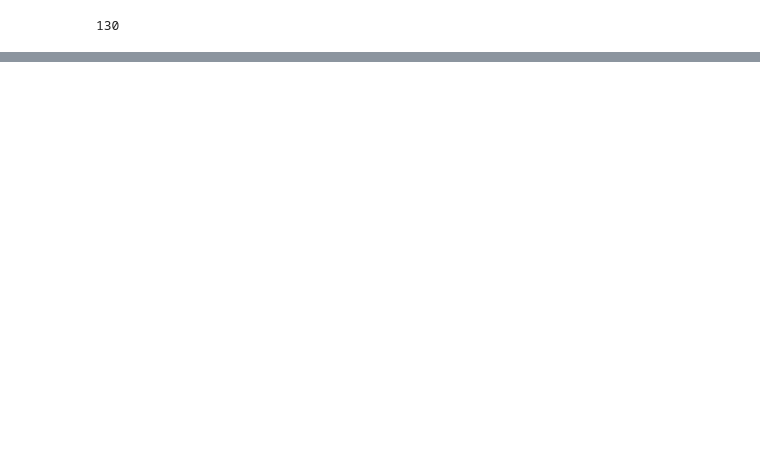
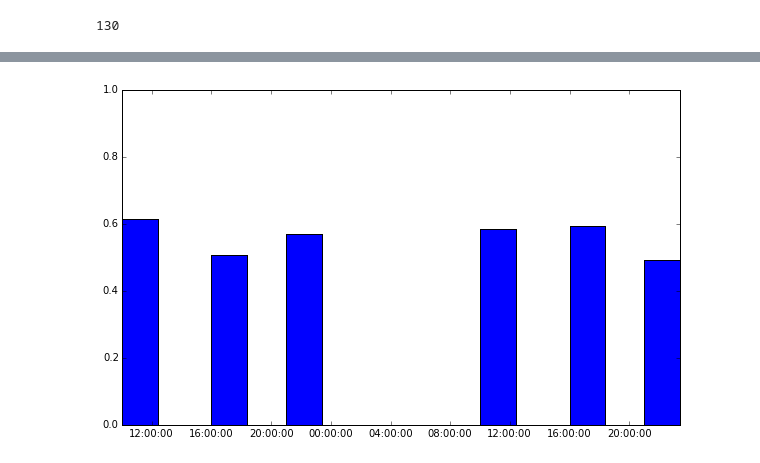
Before and after one commit to pingswept/park-street-parking-data, a Jupyter notebook: park-street-parking-data.ipynb, the cells around one changed output, grey strips where cells are left out. Saved outputs shown, nothing was run; the diff lists cells and outputs as text; code cells hidden in the pictures; blank space fills up the shorter version.

```diff
--- a/park-street-parking-data.ipynb
+++ b/park-street-parking-data.ipynb
@@ -45,0 +62,11 @@ plt.show()
+# %%
+plt.figure(4, figsize=(10,6))
+ax = plt.subplot(111)
+
+ax.bar(d, percentage_full_by_date, width=0.1)
+ax.xaxis_date()
+plt.ylim([0,1])
+
+plt.show()
+# %% [output]
+[figure, added]
```
Also changed, not shown: parts of 4 cells of this notebook.
